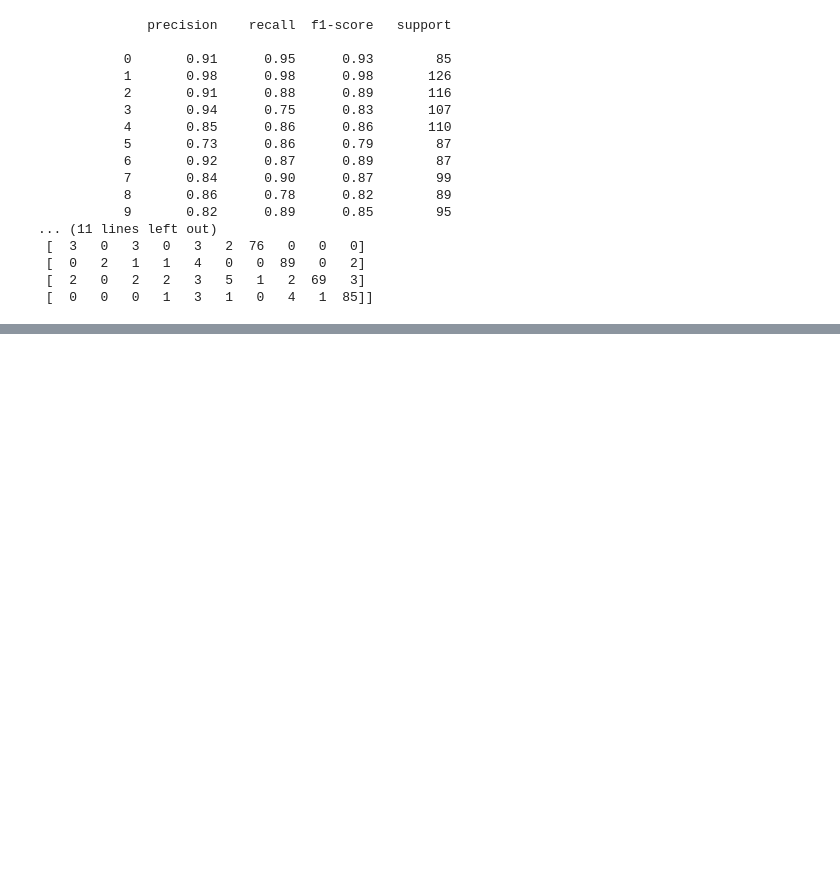
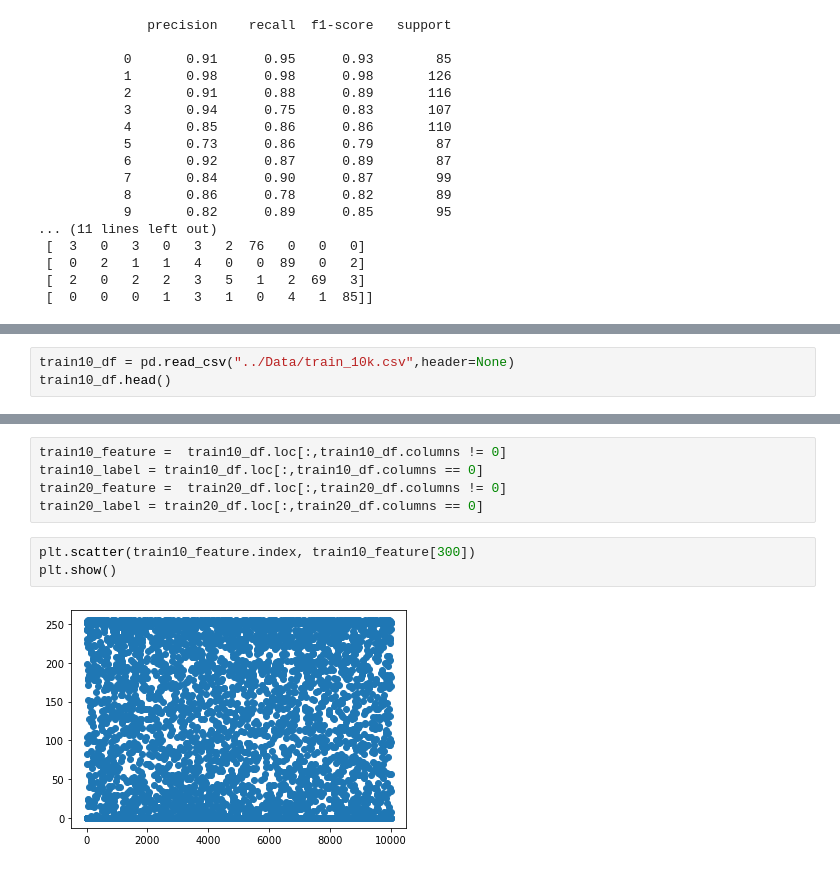
Before and after one commit to bjKim2/python_tj, a Jupyter notebook: 4.MachineLearning/Note/17.이미지 내부의 문자인식.ipynb, the cells around one changed output, grey strips where cells are left out. Cells and saved outputs as stored; diff of their text form; blank space fills up the shorter version.

```diff
--- a/4.MachineLearning/Note/17.이미지 내부의 문자인식.ipynb
+++ b/4.MachineLearning/Note/17.이미지 내부의 문자인식.ipynb
@@ -179,0 +246,3 @@ print(metrics.confusion_matrix(test_label,pred))
+# %%
+train10_df = pd.read_csv("../Data/train_10k.csv",header=None)
+train10_df.head()
@@ -179,0 +268,10 @@ print(metrics.confusion_matrix(test_label,pred))
+# %%
+train10_feature =  train10_df.loc[:,train10_df.columns != 0]
+train10_label = train10_df.loc[:,train10_df.columns == 0]
+train20_feature =  train20_df.loc[:,train20_df.columns != 0]
+train20_label = train20_df.loc[:,train20_df.columns == 0]
+# %%
+plt.scatter(train10_feature.index, train10_feature[300])
+plt.show()
+# %% [output]
+[figure, added]
```
Also changed, not shown: parts of 23 cells of this notebook, 15 other files.
